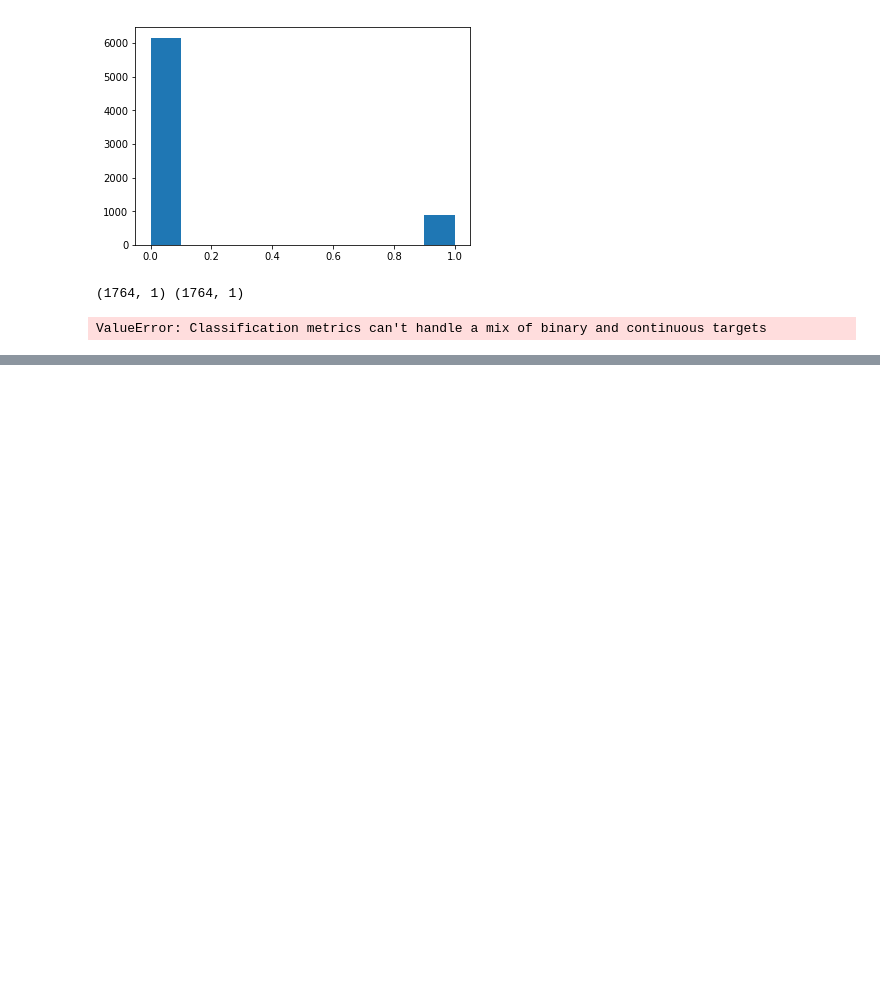
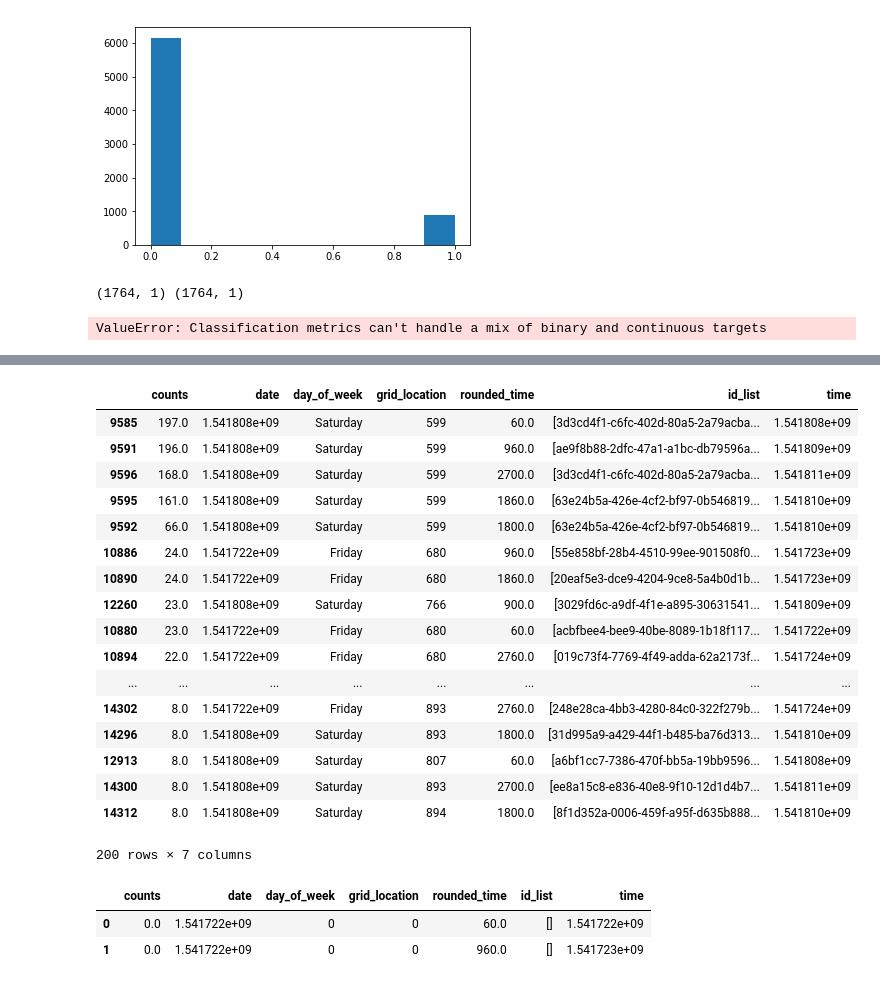
Before and after one commit to johnhayes20/Fantastic-Scooters-and-How-to-Redestribute-Them, a Jupyter notebook: Data Cleaning.ipynb, the cells around one changed output, grey strips where cells are left out. Cells and saved outputs as stored; diff of their text form; code cells hidden in the pictures; blank space fills up the shorter version.

```diff
--- a/Data Cleaning.ipynb
+++ b/Data Cleaning.ipynb
@@ -384,3 +371,5 @@ for train_index, test_index in tscv.split(X):
     #To get the indices
     X_train, X_test = X[train_index], X[test_index]
     y_train, y_test = y[train_index], y[test_index]
+# %%
+new_df['date'] =(new_df['date'] - datetime.datetime(1970,1,1)).dt.total_seconds()
@@ -386,0 +399,8 @@ for train_index, test_index in tscv.split(X):
+# %%
+group_df
+g = df.groupby(['grid_location', 'date', 'rounded_time'])['id'].apply(list).reset_index(name='id_list')
+#g['size'] = df.groupby(['grid_location', 'date', 'rounded_time'])['id'].transform('size')
+g['date'] =(g['date'] - datetime.datetime(1970,1,1)).dt.total_seconds()
+#new_df
+merger_df = pd.merge(new_df, g, on=['grid_location', 'date', 'rounded_time'], how='outer')
+merger_df
@@ -386,0 +426,6 @@ for train_index, test_index in tscv.split(X):
+# %%
+isnull = merger_df.id_list.isnull()
+
+merger_df.loc[isnull, 'id_list'] = [ [[]] * isnull.sum() ]
+# %%
+merger_df['time'] = merger_df['date'] + merger_df['rounded_time']
@@ -386,0 +434,22 @@ for train_index, test_index in tscv.split(X):
+# %%
+merger_df.sort_values(by=['grid_location', 'time'], inplace=True)
+merger_df.sort_values(by='counts', ascending=False).head(200)
+# %% [output]
+|  | counts | date | day_of_week | grid_location | rounded_time | id_list | time |
+| 9585 | 197.0 | 1.541808e+09 | Saturday | 599 | 60.0 | [3d3cd4f1-c6fc-402d-80a5-2a79acba... | 1.541808e+09 |
+| 9591 | 196.0 | 1.541808e+09 | Saturday | 599 | 960.0 | [ae9f8b88-2dfc-47a1-a1bc-db79596a... | 1.541809e+09 |
+| 9596 | 168.0 | 1.541808e+09 | Saturday | 599 | 2700.0 | [3d3cd4f1-c6fc-402d-80a5-2a79acba... | 1.541811e+09 |
+| 9595 | 161.0 | 1.541808e+09 | Saturday | 599 | 1860.0 | [63e24b5a-426e-4cf2-bf97-0b546819... | 1.541810e+09 |
+| 9592 | 66.0 | 1.541808e+09 | Saturday | 599 | 1800.0 | [63e24b5a-426e-4cf2-bf97-0b546819... | 1.541810e+09 |
+| 10886 | 24.0 | 1.541722e+09 | Friday | 680 | 960.0 | [55e858bf-28b4-4510-99ee-901508f0... | 1.541723e+09 |
+| 10890 | 24.0 | 1.541722e+09 | Friday | 680 | 1860.0 | [20eaf5e3-dce9-4204-9ce8-5a4b0d1b... | 1.541723e+09 |
+| 12260 | 23.0 | 1.541808e+09 | Saturday | 766 | 900.0 | [3029fd6c-a9df-4f1e-a895-30631541... | 1.541809e+09 |
+| 10880 | 23.0 | 1.541722e+09 | Friday | 680 | 60.0 | [acbfbee4-bee9-40be-8089-1b18f117... | 1.541722e+09 |
+| 10894 | 22.0 | 1.541722e+09 | Friday | 680 | 2760.0 | [019c73f4-7769-4f49-adda-62a2173f... | 1.541724e+09 |
+| ... | ... | ... | ... | ... | ... | ... | ... |
+| 14302 | 8.0 | 1.541722e+09 | Friday | 893 | 2760.0 | [248e28ca-4bb3-4280-84c0-322f279b... | 1.541724e+09 |
+| 14296 | 8.0 | 1.541808e+09 | Saturday | 893 | 1800.0 | [31d995a9-a429-44f1-b485-ba76d313... | 1.541810e+09 |
+| 12913 | 8.0 | 1.541808e+09 | Saturday | 807 | 60.0 | [a6bf1cc7-7386-470f-bb5a-19bb9596... | 1.541808e+09 |
+| 14300 | 8.0 | 1.541808e+09 | Saturday | 893 | 2700.0 | [ee8a15c8-e836-40e8-9f10-12d1d4b7... | 1.541811e+09 |
+| 14312 | 8.0 | 1.541808e+09 | Saturday | 894 | 1800.0 | [8f1d352a-0006-459f-a95f-d635b888... | 1.541810e+09 |
+200 rows × 7 columns
@@ -386,0 +459,6 @@ for train_index, test_index in tscv.split(X):
+# %%
+g
+# %% [output]
+|  | counts | date | day_of_week | grid_location | rounded_time | id_list | time |
+| 0 | 0.0 | 1.541722e+09 | 0 | 0 | 60.0 | [] | 1.541722e+09 |
+| 1 | 0.0 | 1.541722e+09 | 0 | 0 | 960.0 | [] | 1.541723e+09 |
```
Also changed, not shown: parts of 23 cells of this notebook.
